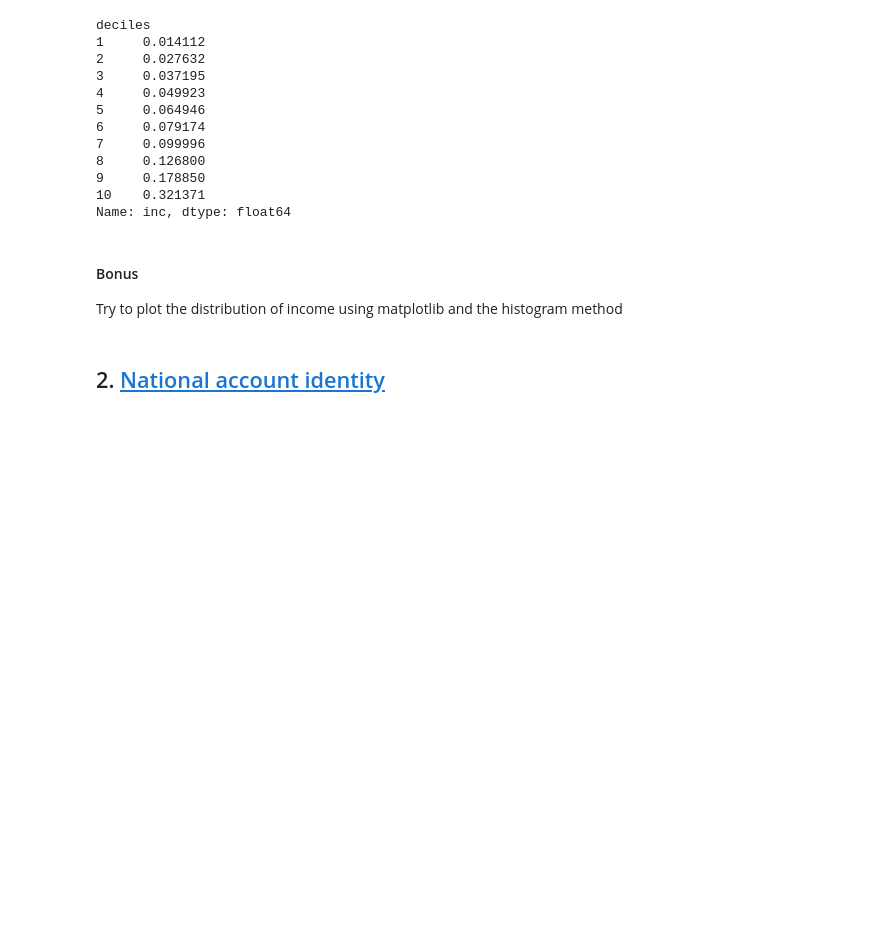
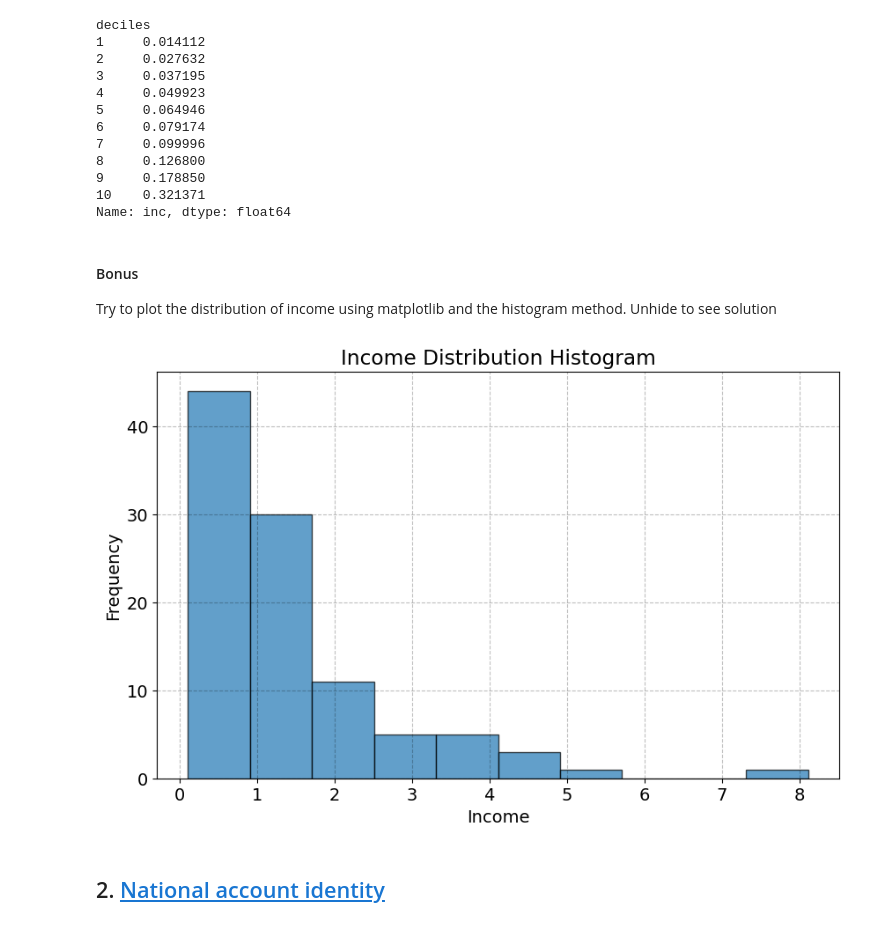
Before and after one commit to Matias-BF-Hall/ProgEcon-Exercise-Classes, a Jupyter notebook: PS solutions/PS2/PS2.ipynb, the cells around one changed output. Cells and saved outputs as stored; diff of their text form; code cells hidden in the pictures; blank space fills up the shorter version.

```diff
--- a/PS solutions/PS2/PS2.ipynb
+++ b/PS solutions/PS2/PS2.ipynb
@@ -296,10 +296,18 @@ deciles = df_true.quantile([.1, .2, .3, .4, .5, .6, .7, .8, .9])
 # We can use the above computed deciles as bins in the cut function. We add -inf and inf to make sure all values are included
 df_true['deciles'] = pd.cut(df_true['inc'], bins=[-np.inf] + list(deciles['inc']) + [np.inf], labels=range(1,11))
 
+# Alternatively we can use the qcut function that does the same in one step
+# This seperates into quantiles directly, 10 is for deciles
+df_true['decile'] = pd.qcut(df_true['inc'], 10, labels=range(1,11))
+
 # Using the group by method we can now compute the income shares by decile
 # You can read it as: take the sum of income for each decile, then divide by the total income
 income_shares = df_true.groupby('deciles')['inc'].sum() / df_true['inc'].sum()
 
+# Check that the cut and qcut solutions are the same
+#income_shares_extra = df_true.groupby('decile')['inc'].sum() / df_true['inc'].sum()
+#np.isclose(income_shares,income_shares_extra)
+
 display(income_shares)
 # display is a bit better than print for dataframes and series
 # %% [output]
@@ -318,7 +326,17 @@ Name: inc, dtype: float64
 # %% [markdown]
 #### Bonus
 
-Try to plot the distribution of income using matplotlib and the histogram method
+Try to plot the distribution of income using matplotlib and the histogram method. Unhide to see solution
+# %%
+fig = plt.figure(figsize=(10,6))
+ax = fig.add_subplot(1,1,1)
+ax.hist(df_true['inc'], bins=10, edgecolor='black', alpha=0.7)
+ax.set_xlabel('Income')
+ax.set_ylabel('Frequency')
+ax.set_title('Income Distribution Histogram')
+plt.show();
+# %% [output]
+[figure, added]
 # %% [markdown]
 ## 2. <a id='toc2_'></a>[National account identity](#toc0_)
 # %% [markdown]
```
Also changed, not shown: parts of 2 cells of this notebook, 10 other files.
